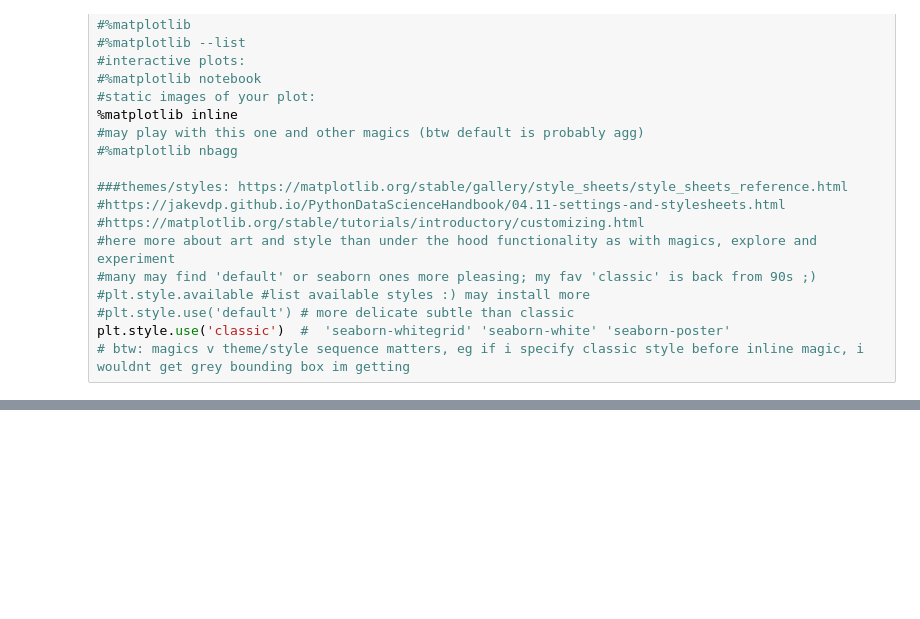
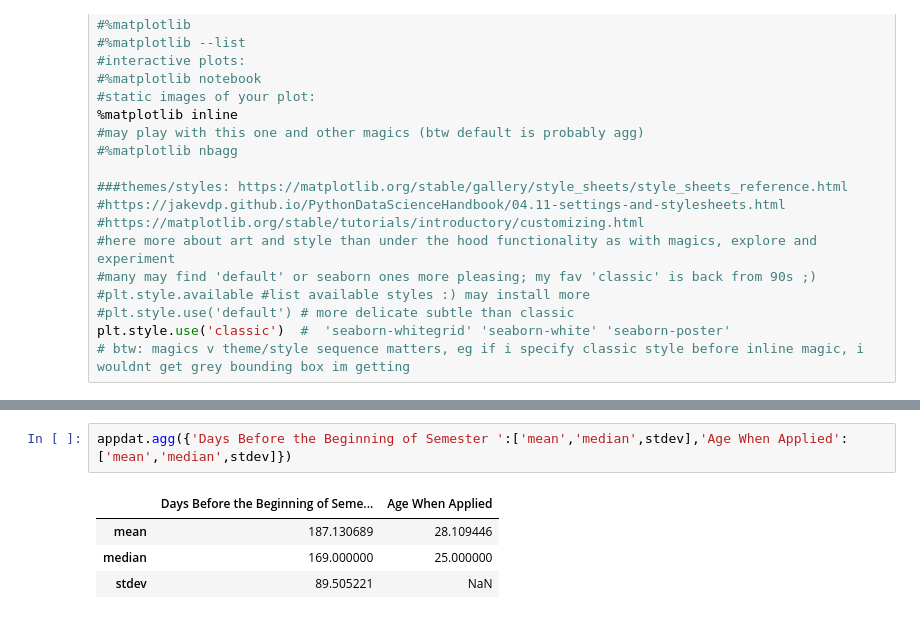
Before and after one commit to theaok/vis-sp23-ewattudo, a Jupyter notebook: ps3.ipynb, the cells around one changed output, grey strips where cells are left out. Cells and saved outputs as stored; diff of their text form; blank space fills up the shorter version.

```diff
--- a/ps3.ipynb
+++ b/ps3.ipynb
@@ -62,0 +134,7 @@ plt.style.use('classic')  #  'seaborn-whitegrid' 'seaborn-white' 'seaborn-poster
+# %%
+appdat.agg({'Days Before the Beginning of Semester ':['mean','median',stdev],'Age When Applied':['mean','median',stdev]})
+# %% [output]
+|  | Days Before the Beginning of Seme... | Age When Applied |
+| mean | 187.130689 | 28.109446 |
+| median | 169.000000 | 25.000000 |
+| stdev | 89.505221 | NaN |
```
Also changed, not shown: parts of 13 cells of this notebook.
